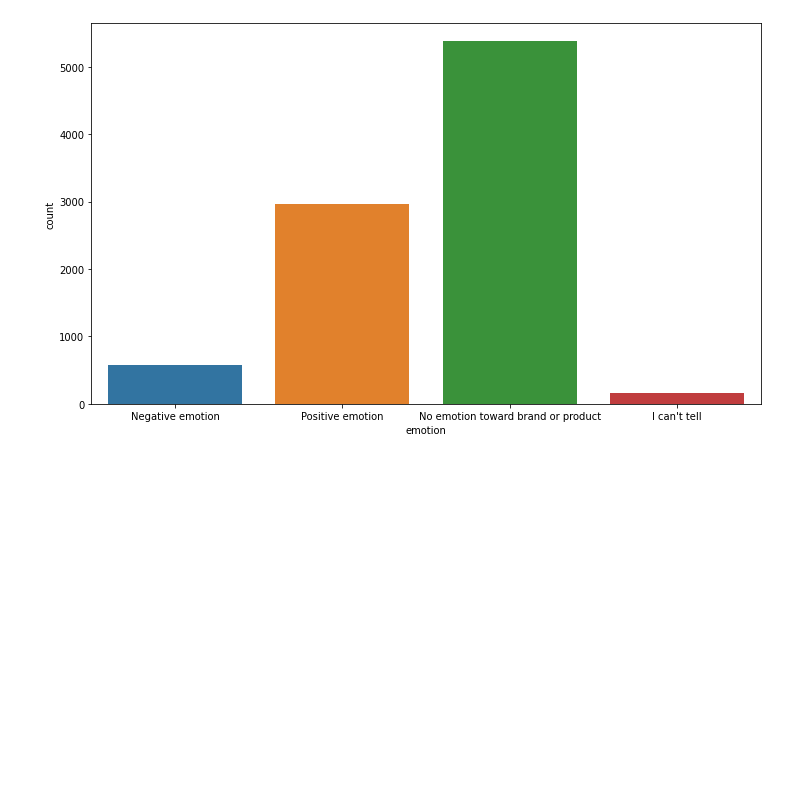
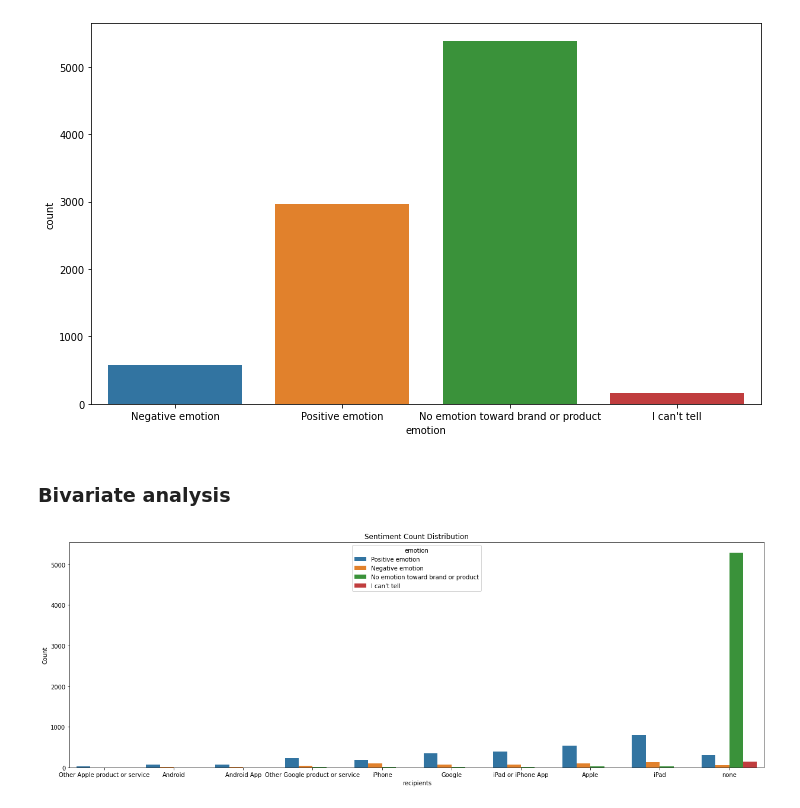
Before and after one commit to Daniel1999Akama/moringa_phase4_project, a Jupyter notebook: Phase4_project.ipynb, the cells around one changed output. Saved outputs shown, nothing was run; the diff lists cells and outputs as text; code cells hidden in the pictures; blank space fills up the shorter version.

```diff
--- a/Phase4_project.ipynb
+++ b/Phase4_project.ipynb
@@ -263,3 +285,19 @@ Name: emotion, dtype: float64
 [figure]
 # %%
 # interpretation
+# %% [markdown]
+### Bivariate analysis
+# %%
+# lets see see sentiment distribution product-wise
+recipient_group = data.groupby('recipient')['emotion'].value_counts().reset_index(name='count')
+# Calculate the ascending order of states based on churn count
+ascending_order = recipient_group.groupby('recipient')['count'].sum().sort_values().index
+
+plt.figure(figsize=(21,7))
+sns.barplot(x='recipient', y='count', hue='emotion', data=recipient_group, order=ascending_order)
+plt.xlabel('recipients')
+plt.ylabel('Count')
+plt.title('Sentiment Count Distribution')
+plt.show()
+# %% [output]
+[figure, added]
```
Also changed, not shown: parts of 42 cells of this notebook.
